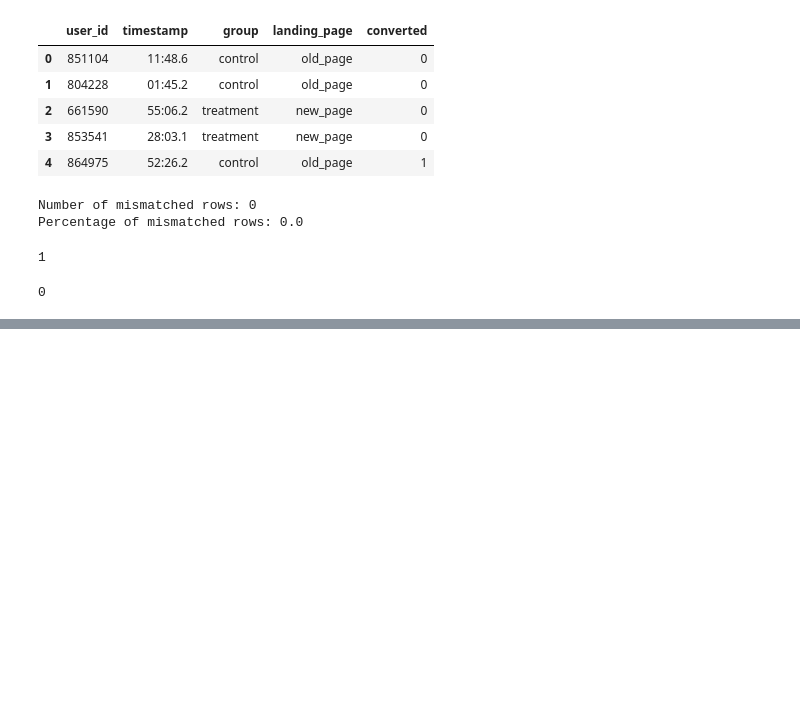
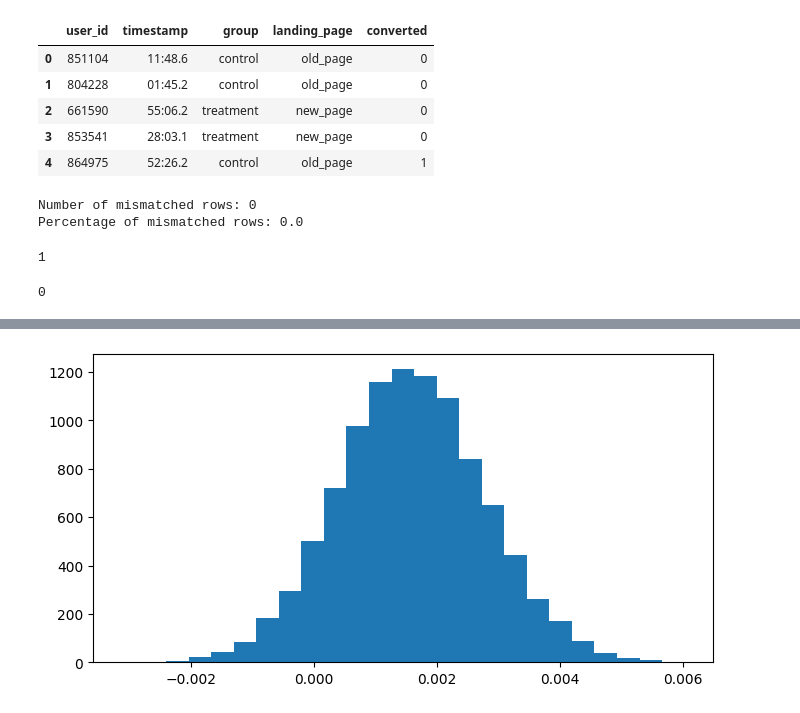
Before and after one commit to josephcabezas/New-Balance-AB-Testing, a Jupyter notebook: ecom_a_b_test.ipynb, the cells around one changed output, grey strips where cells are left out. Saved outputs shown, nothing was run; the diff lists cells and outputs as text; code cells hidden in the pictures; blank space fills up the shorter version.

```diff
--- a/ecom_a_b_test.ipynb
+++ b/ecom_a_b_test.ipynb
@@ -177,0 +170,5 @@ len(df2) - df2.user_id.nunique()
+# %%
+# probability of conversion depending on treatment group
+
+df2.user_id = df2.user_id.astype(str)
+df2.groupby('group').agg({col: 'mean' for col in df2.select_dtypes(include=['number']).columns}) * 100
@@ -177,0 +204,16 @@ len(df2) - df2.user_id.nunique()
+# %%
+# creating sampling dist of difference in means
+
+means_diff = []
+size = df.shape[0]
+for _ in range(10000):
+    sample = df2.sample(size, replace=True)
+    control_mean = sample[sample['group'] == 'control']['converted'].mean()
+    treatment_mean = sample[sample['group'] == 'treatment']['converted'].mean()
+    means_diff.append(control_mean - treatment_mean)
+# %%
+plt.figure(figsize = (8,4), dpi = 100)
+plt.hist(means_diff, bins = 25)
+plt.show()
+# %% [output]
+[figure, added]
```
Also changed, not shown: parts of 20 cells of this notebook.
